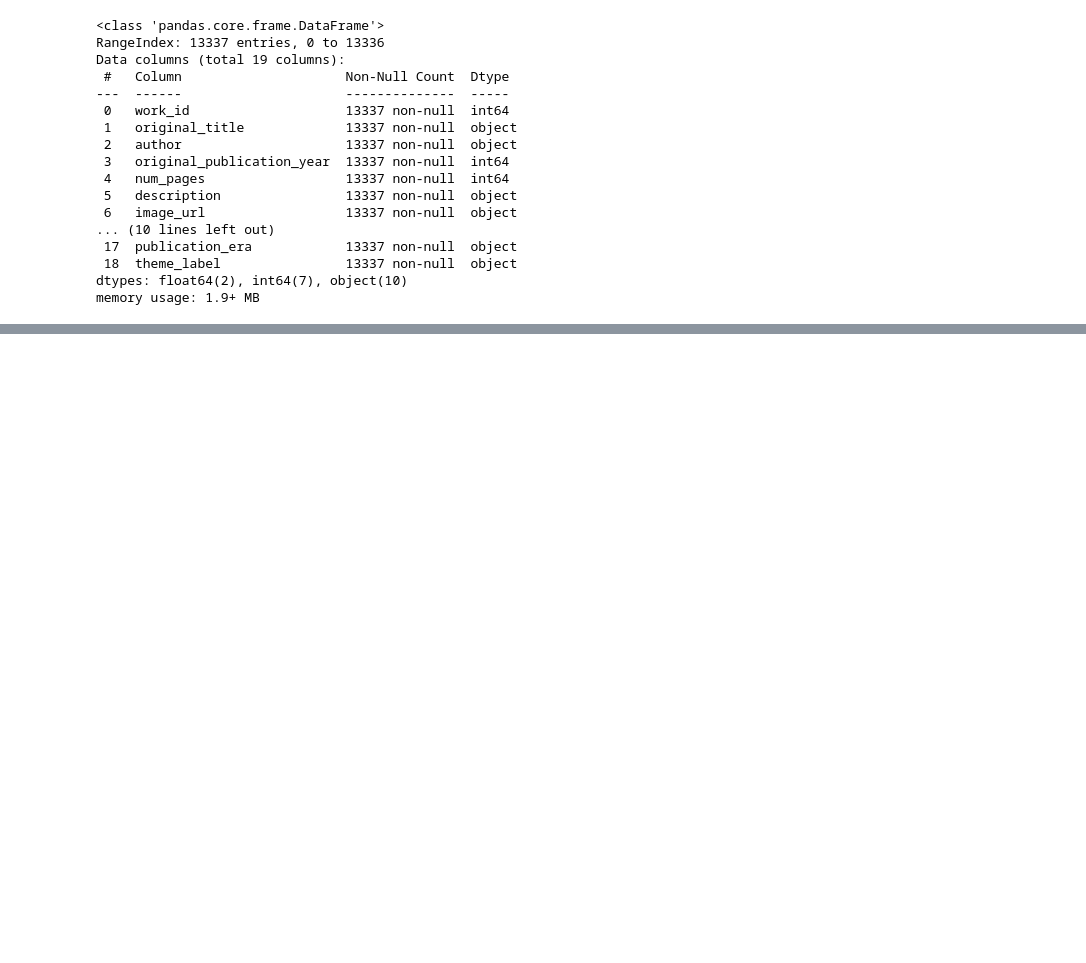
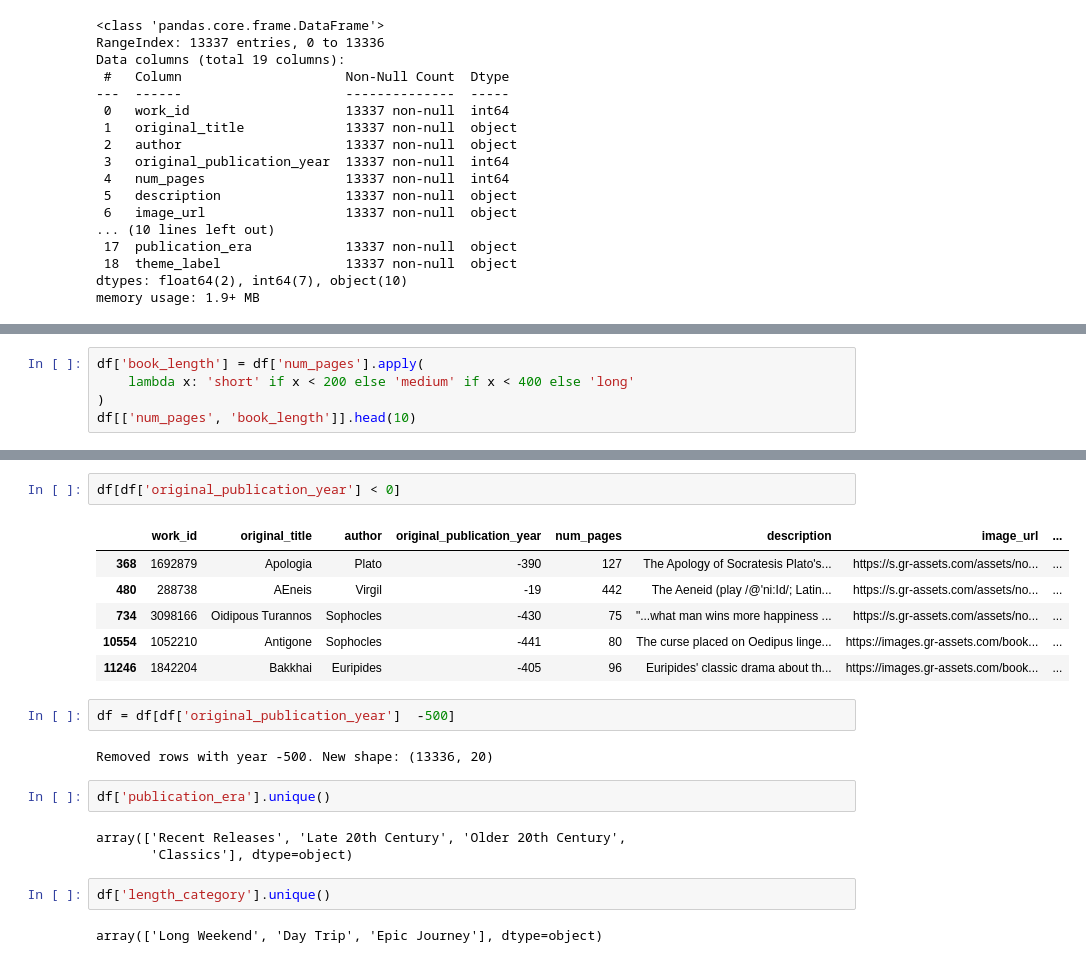
Before and after one commit to chipanpan/love-at-first-line, a Jupyter notebook: prep_dataset.ipynb, the cells around one changed output, grey strips where cells are left out. Cells and saved outputs as stored; diff of their text form; blank space fills up the shorter version.

```diff
--- a/prep_dataset.ipynb
+++ b/prep_dataset.ipynb
@@ -65,2 +68,7 @@ Will be truncated  : 158
 Avg word count     : 155
 Max word count     : 986
+# %%
+df['book_length'] = df['num_pages'].apply(
+    lambda x: 'short' if x < 200 else 'medium' if x < 400 else 'long'
+)
+df[['num_pages', 'book_length']].head(10)
@@ -66,0 +87,22 @@ Max word count     : 986
+# %%
+df[df['original_publication_year'] < 0]
+# %% [output]
+|  | work_id | original_title | author | original_publication_year | num_pages | description | image_url | ... |
+| 368 | 1692879 | Apologia | Plato | -390 | 127 | The Apology of Socratesis Plato's... | https://s.gr-assets.com/assets/no... | ... |
+| 480 | 288738 | AEneis | Virgil | -19 | 442 | The Aeneid (play /@'ni:Id/; Latin... | https://s.gr-assets.com/assets/no... | ... |
+| 734 | 3098166 | Oidipous Turannos | Sophocles | -430 | 75 | "...what man wins more happiness ... | https://s.gr-assets.com/assets/no... | ... |
+| 10554 | 1052210 | Antigone | Sophocles | -441 | 80 | The curse placed on Oedipus linge... | https://images.gr-assets.com/book... | ... |
+| 11246 | 1842204 | Bakkhai | Euripides | -405 | 96 | Euripides' classic drama about th... | https://images.gr-assets.com/book... | ... |
+# %%
+df = df[df['original_publication_year']  -500]
+# %% [output]
+Removed rows with year -500. New shape: (13336, 20)
+# %%
+df['publication_era'].unique()
+# %% [output]
+array(['Recent Releases', 'Late 20th Century', 'Older 20th Century',
+       'Classics'], dtype=object)
+# %%
+df['length_category'].unique()
+# %% [output]
+array(['Long Weekend', 'Day Trip', 'Epic Journey'], dtype=object)
```
Also changed, not shown: parts of 3 cells of this notebook, 5 other files.
